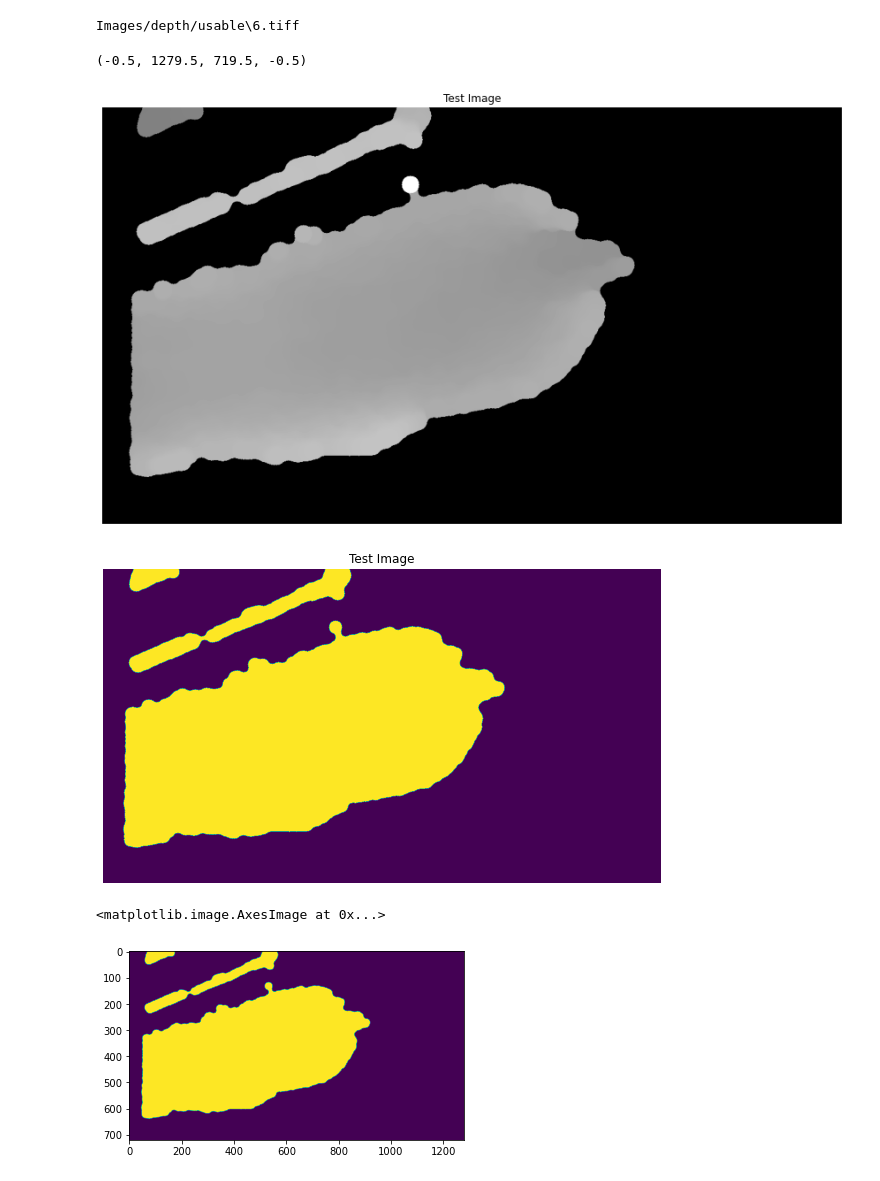
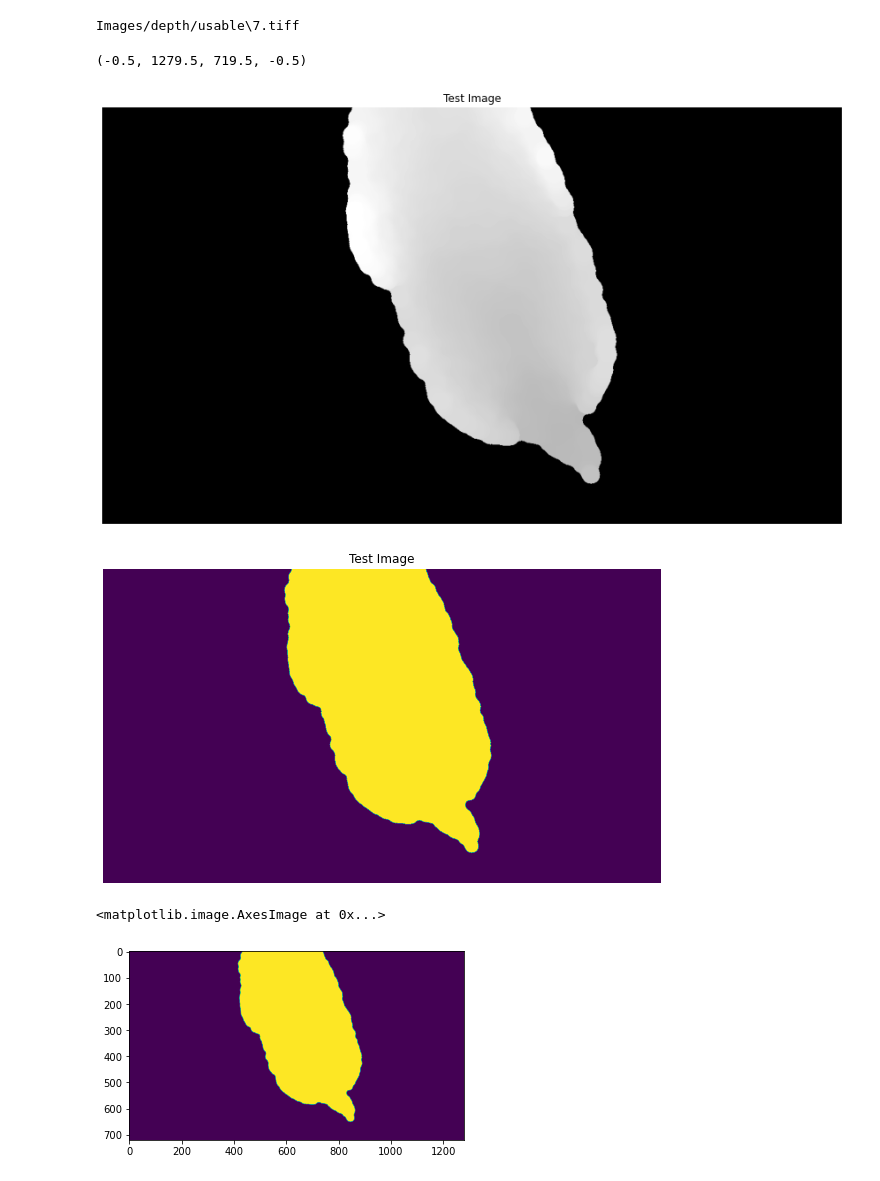
Before and after one commit to zwinkler/Automated-BCS, a Jupyter notebook: Automated BCS.ipynb, the cells around one changed output. Cells and saved outputs as stored; diff of their text form; code cells hidden in the pictures.

```diff
--- a/Automated BCS.ipynb
+++ b/Automated BCS.ipynb
@@ -15,7 +15,7 @@ import math
 # %%
 #inputs---------------------------------
 
-img_num = 5
+img_num = 6
 img_names = glob.glob('Images/depth/usable/*')
 img = imageio.imread(img_names[img_num])
 
@@ -30,41 +30,41 @@ if np.shape(np.shape(img))[0] == 3:
 #functions-----------------------------
 max_dist = np.max(img)
 min_dist = np.min(img)
 #img_post = np.where((img>min_dist-100) & (img<max_dist-400), img, 0)
 
 otsu_thresh = skimage.filters.threshold_otsu(img)
 img_post = np.where(img< otsu_thresh, img, 0)
 img_post = skimage.morphology.remove_small_objects(img_post, 64)
 img_post = skimage.morphology.opening(img_post, skimage.morphology.disk(15))
 img_post = skimage.morphology.closing(img_post, skimage.morphology.disk(10))
 # otsu_thresh = skimage.filters.threshold_otsu(img_post)
 # print(otsu_thresh)
 # img_post = np.where(img_post< otsu_thresh, img_post, 0)
 
 
 
 
 img_mask = np.where(img_post != 0, 1, 0)
 
 plt.figure(figsize=(15,15))
 plt.imshow(img_post, cmap='gray')
 plt.title("Test Image")
 plt.axis('off')
 
 plt.figure(figsize=(10,10))
 plt.imshow(img_mask)
 plt.title("Test Image")
 plt.axis('off')
 # %% [output]
-Images/depth/usable\6.tiff
+Images/depth/usable\7.tiff
 (-0.5, 1279.5, 719.5, -0.5)
-[figure, old version]
+[figure, new version]
-[figure, old version]
+[figure, new version]
 # %%
 plt.imshow(img_mask)
 # %% [output]
 <matplotlib.image.AxesImage at 0x...>
-[figure, old version]
+[figure, new version]
 # %%
 #Segmentation for FD
 
```
Also changed, not shown: parts of 16 cells of this notebook, 1 other file.
